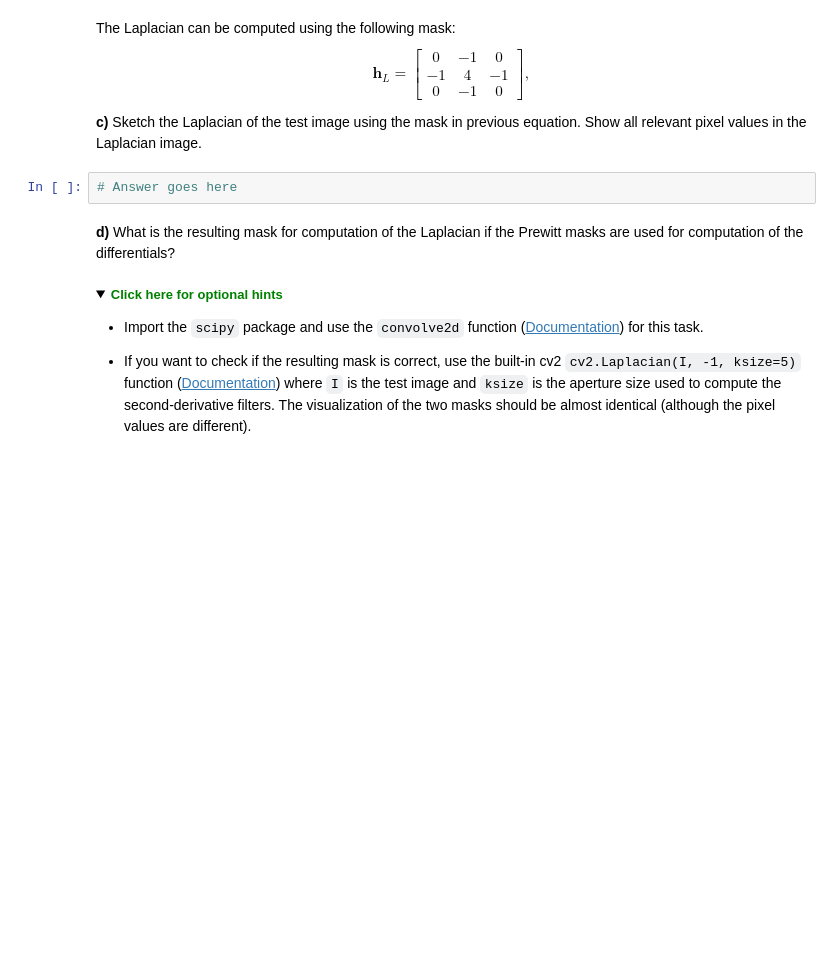
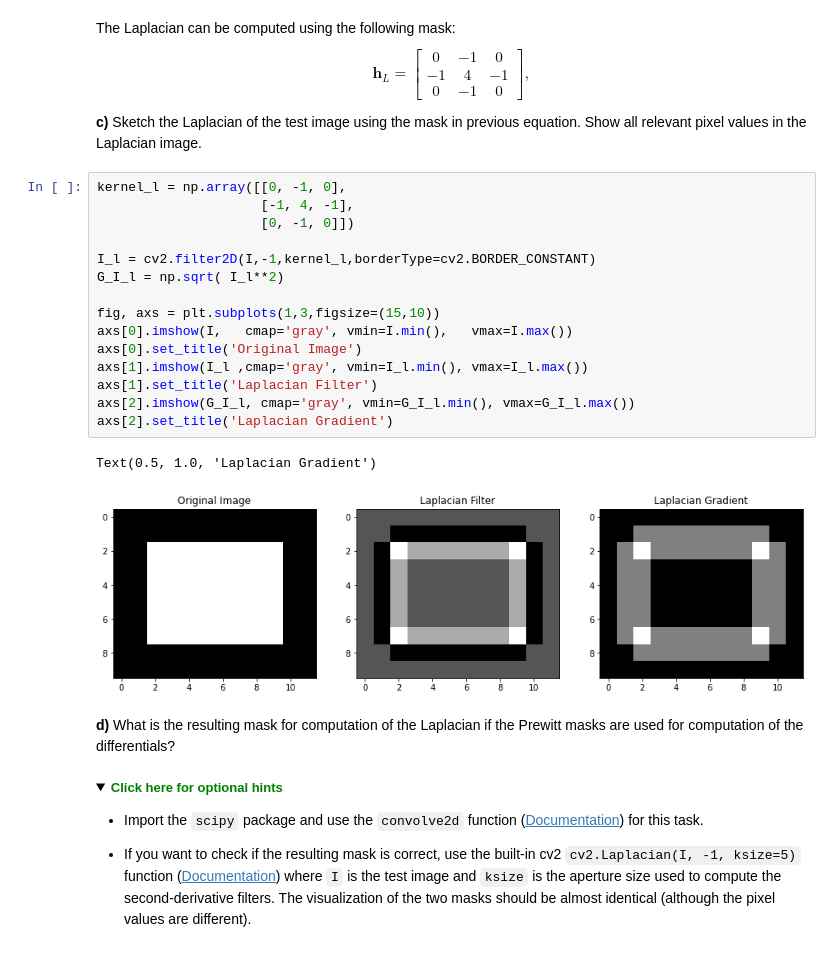
Before and after one commit to asahicantu/uis, a Jupyter notebook: ELE510-Image Processing and computer vision/Assignments/Assignment 4/LABexc4-ELE510-2021.ipynb, the cells around one changed output. Drawn from its saved outputs; the diff is of its cells as text; folded sections open; blank space fills up the shorter version.

```diff
--- a/ELE510-Image Processing and computer vision/Assignments/Assignment 4/LABexc4-ELE510-2021.ipynb
+++ b/ELE510-Image Processing and computer vision/Assignments/Assignment 4/LABexc4-ELE510-2021.ipynb
@@ -194,8 +1006,24 @@ The Laplacian can be computed using the following mask:
 
 
 **c)** Sketch the Laplacian of the test image using the mask in previous equation. Show all relevant pixel values in the Laplacian image.
-# %%
-# Answer goes here
+# %%
+kernel_l = np.array([[0, -1, 0],
+                     [-1, 4, -1],
+                     [0, -1, 0]])
+
+I_l = cv2.filter2D(I,-1,kernel_l,borderType=cv2.BORDER_CONSTANT)
+G_I_l = np.sqrt( I_l**2)
+
+fig, axs = plt.subplots(1,3,figsize=(15,10))
+axs[0].imshow(I,   cmap='gray', vmin=I.min(),   vmax=I.max())
+axs[0].set_title('Original Image')
+axs[1].imshow(I_l ,cmap='gray', vmin=I_l.min(), vmax=I_l.max())
+axs[1].set_title('Laplacian Filter')
+axs[2].imshow(G_I_l, cmap='gray', vmin=G_I_l.min(), vmax=G_I_l.max())
+axs[2].set_title('Laplacian Gradient')
+# %% [output]
+Text(0.5, 1.0, 'Laplacian Gradient')
+[figure, added]
 # %% [markdown]
 **d)** What is the resulting mask for computation of the Laplacian if the Prewitt masks are used for computation of the differentials?
 
```
Also changed, not shown: parts of 30 cells of this notebook, 18 other files.
